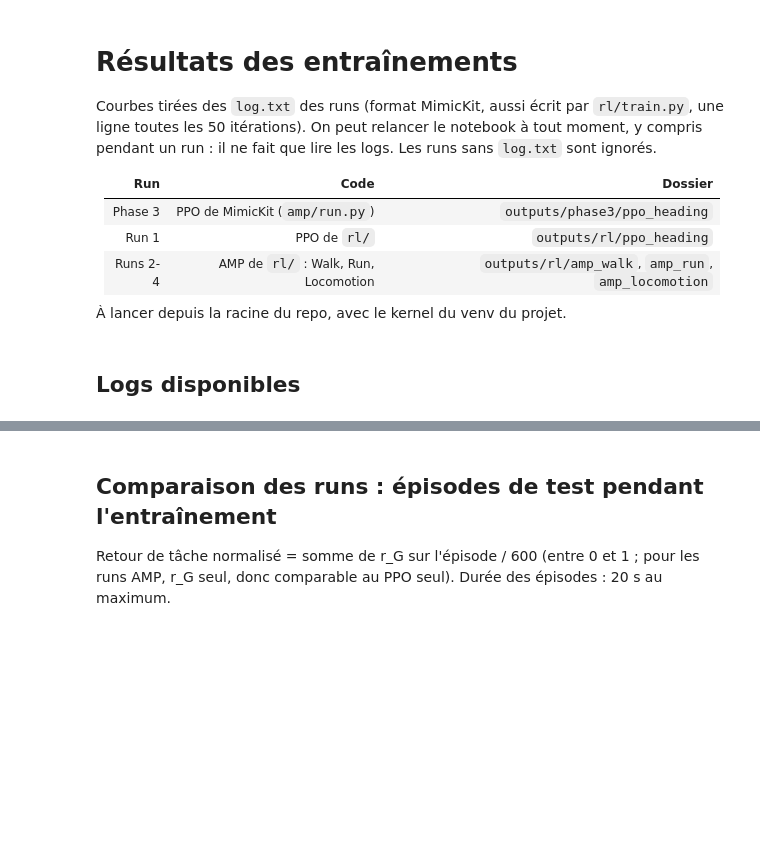
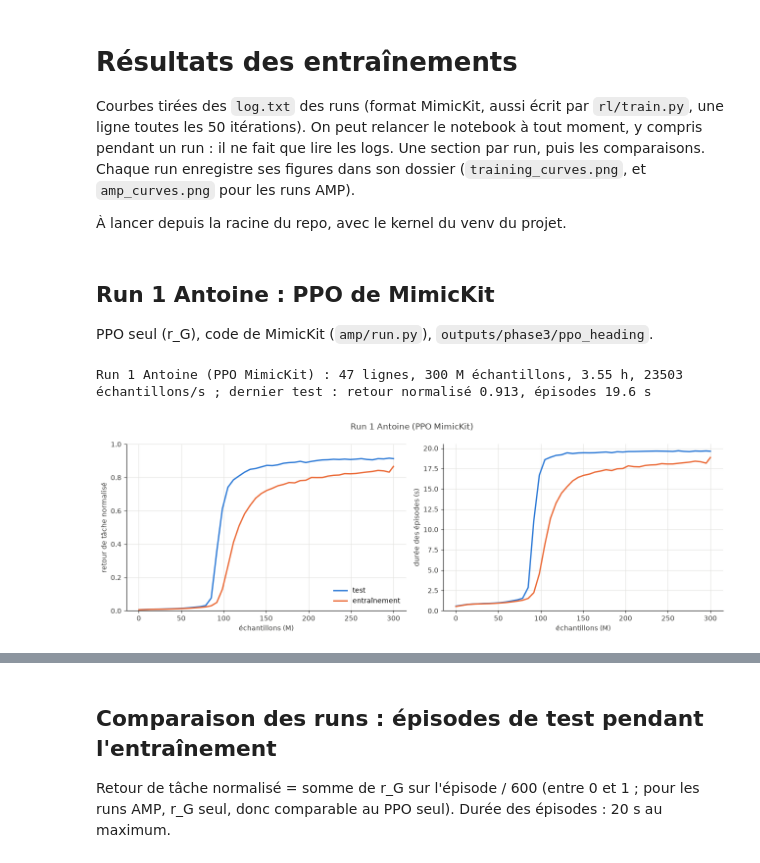
Before and after one commit to AntoineThuillier/mva-robotics-project, a Jupyter notebook: results.ipynb, the cells around one changed output, grey strips where cells are left out. Saved outputs shown, nothing was run; the diff lists cells and outputs as text; code cells hidden in the pictures; blank space fills up the shorter version.

Commit message:
results notebook: one section per run

```diff
--- a/results.ipynb
+++ b/results.ipynb
@@ -3,13 +3,8 @@
 
 Courbes tirées des `log.txt` des runs (format MimicKit, aussi écrit par `rl/train.py`, une ligne toutes les
 50 itérations). On peut relancer le notebook à tout moment, y compris pendant un run : il ne fait que lire
-les logs. Les runs sans `log.txt` sont ignorés.
-
-| Run | Code | Dossier |
-|---|---|---|
-| Phase 3 | PPO de MimicKit (`amp/run.py`) | `outputs/phase3/ppo_heading` |
-| Run 1 | PPO de `rl/` | `outputs/rl/ppo_heading` |
-| Runs 2-4 | AMP de `rl/` : Walk, Run, Locomotion | `outputs/rl/amp_walk`, `amp_run`, `amp_locomotion` |
+les logs. Une section par run, puis les comparaisons. Chaque run enregistre ses figures dans son dossier
+(`training_curves.png`, et `amp_curves.png` pour les runs AMP).
 
 À lancer depuis la racine du repo, avec le kernel du venv du projet.
 # %%
@@ -61,14 +135,9 @@ def style(ax, xlabel, ylabel):
-# %% [markdown]
-## Logs disponibles
-# %%
-logs, colors = {}, {}
-for (label, run_dir), color in zip(RUNS.items(), COLORS):
-    path = PROJECT / run_dir / "log.txt"
-    if not path.exists():
-        print(f"{label:26s} pas encore de log.txt")
-        continue
-    log = logs[label] = read_log(path)
-    colors[label] = color
-    print(f"{label:26s} {len(log['Samples']):3d} lignes, {log['Samples'][-1] / 1e6:5.0f} M échantillons, "
-          f"{log['Wall_Time'][-1]:.2f} h, retour normalisé {log['Test_Return'][-1] / EP_STEPS:.3f}, "
-          f"épisodes {log['Test_Episode_Length'][-1] / 30:.1f} s")
+# %% [markdown]
+## Run 1 Antoine : PPO de MimicKit
+
+PPO seul (r_G), code de MimicKit (`amp/run.py`), `outputs/phase3/ppo_heading`.
+# %%
+logs["run1_antoine"] = show_run("run1_antoine")
+# %% [output]
+Run 1 Antoine (PPO MimicKit) : 47 lignes, 300 M échantillons, 3.55 h, 23503 échantillons/s ; dernier test : retour normalisé 0.913, épisodes 19.6 s
+[figure, added]
```
Also changed, not shown: parts of 14 cells of this notebook, 2 other files.
